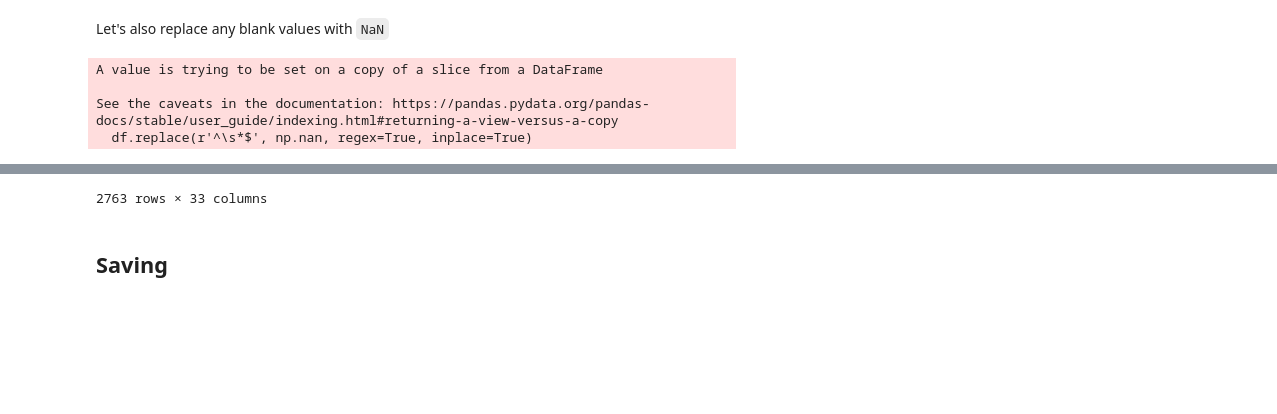
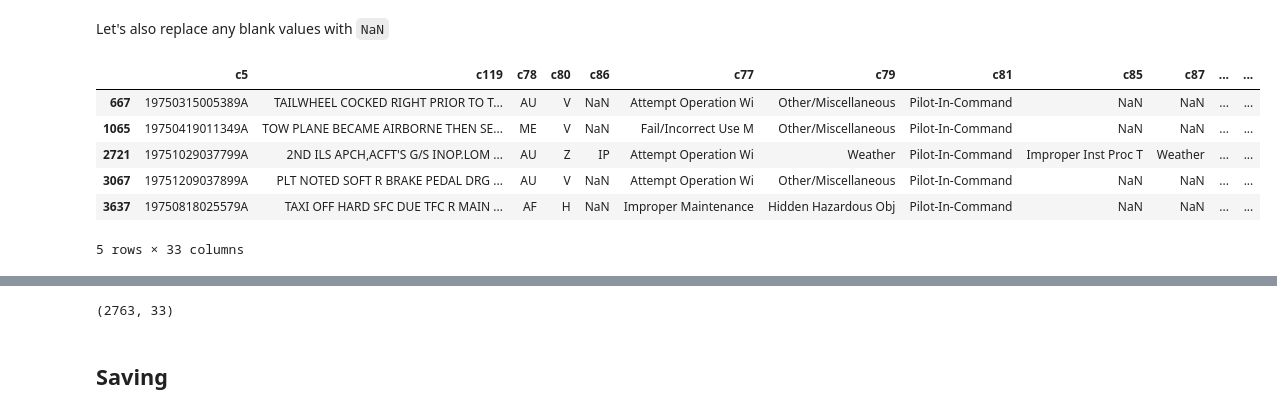
Before and after one commit to nd-crane/nbdev-framework-example, a Jupyter notebook: nbs/01_Cleaning_Data.ipynb, the cells around one changed output, grey strips where cells are left out. Drawn from its saved outputs; the diff is of its cells as text; code cells hidden in the pictures; blank space fills up the shorter version.

```diff
--- a/nbs/01_Cleaning_Data.ipynb
+++ b/nbs/01_Cleaning_Data.ipynb
@@ -109,9 +78,12 @@ See the caveats in the documentation: https://pandas.pydata.org/pandas-docs/stab
 Let's also replace any blank values with `NaN`
 # %%
 df.replace(r'^\s*$', np.nan, regex=True, inplace=True)
-df
+df.head()
 # %% [output]
+|  | c5 | c119 | c78 | c80 | c86 | c77 | c79 | c81 | c85 | c87 | ... | ... |
+| 667 | 19750315005389A | TAILWHEEL COCKED RIGHT PRIOR TO T... | AU | V | NaN | Attempt Operation Wi | Other/Miscellaneous | Pilot-In-Command | NaN | NaN | ... | ... |
+| 1065 | 19750419011349A | TOW PLANE BECAME AIRBORNE THEN SE... | ME | V | NaN | Fail/Incorrect Use M | Other/Miscellaneous | Pilot-In-Command | NaN | NaN | ... | ... |
+| 2721 | 19751029037799A | 2ND ILS APCH,ACFT'S G/S INOP.LOM ... | AU | Z | IP | Attempt Operation Wi | Weather | Pilot-In-Command | Improper Inst Proc T | Weather | ... | ... |
+| 3067 | 19751209037899A | PLT NOTED SOFT R BRAKE PEDAL DRG ... | AU | V | NaN | Attempt Operation Wi | Other/Miscellaneous | Pilot-In-Command | NaN | NaN | ... | ... |
+| 3637 | 19750818025579A | TAXI OFF HARD SFC DUE TFC R MAIN ... | AF | H | NaN | Improper Maintenance | Hidden Hazardous Obj | Pilot-In-Command | NaN | NaN | ... | ... |
-A value is trying to be set on a copy of a slice from a DataFrame
-
-See the caveats in the documentation: https://pandas.pydata.org/pandas-docs/stable/user_guide/indexing.html#returning-a-view-versus-a-copy
-  df.replace(r'^\s*$', np.nan, regex=True, inplace=True)
+5 rows × 33 columns
@@ -130,4 +90,7 @@ See the caveats in the documentation: https://pandas.pydata.org/pandas-docs/stab
-2763 rows × 33 columns
+# %%
+df.shape
+# %% [output]
+(2763, 33)
 # %% [markdown]
 ## Saving
 # %% [markdown]
```
Also changed, not shown: parts of 5 cells of this notebook, 4 other files.
